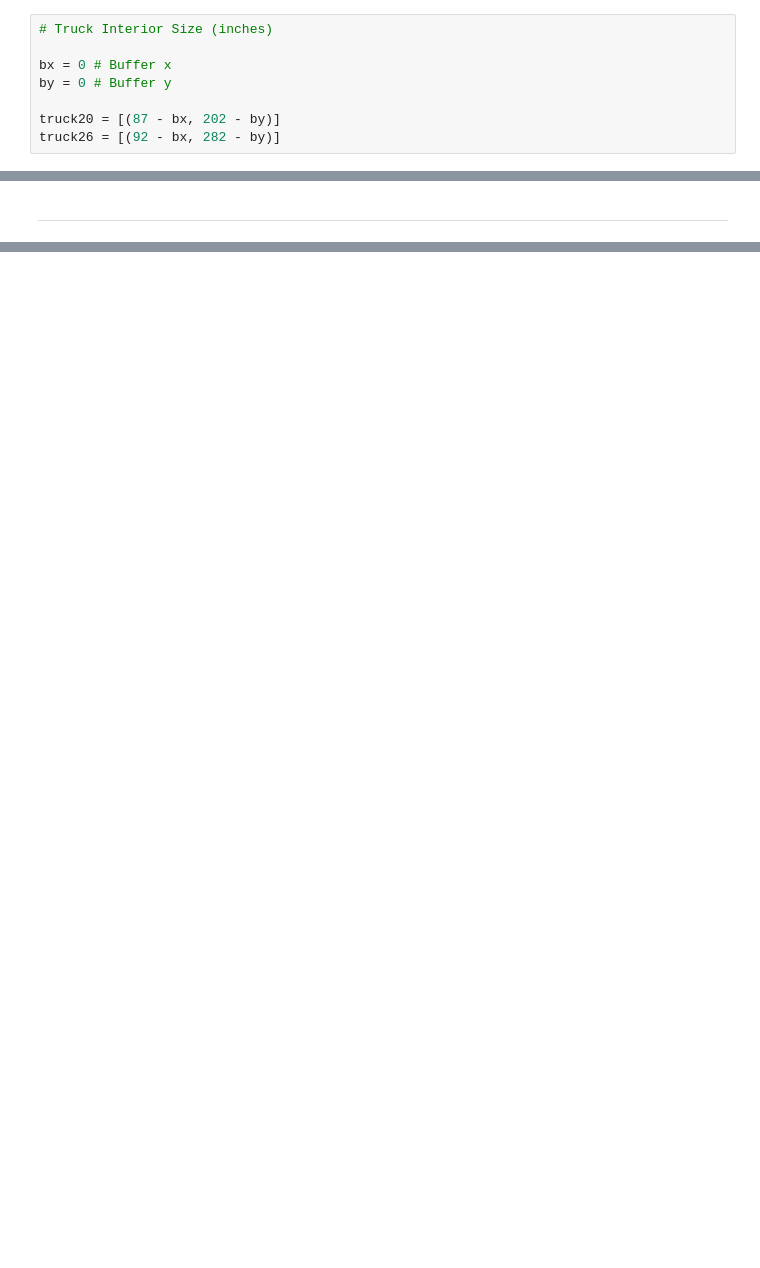
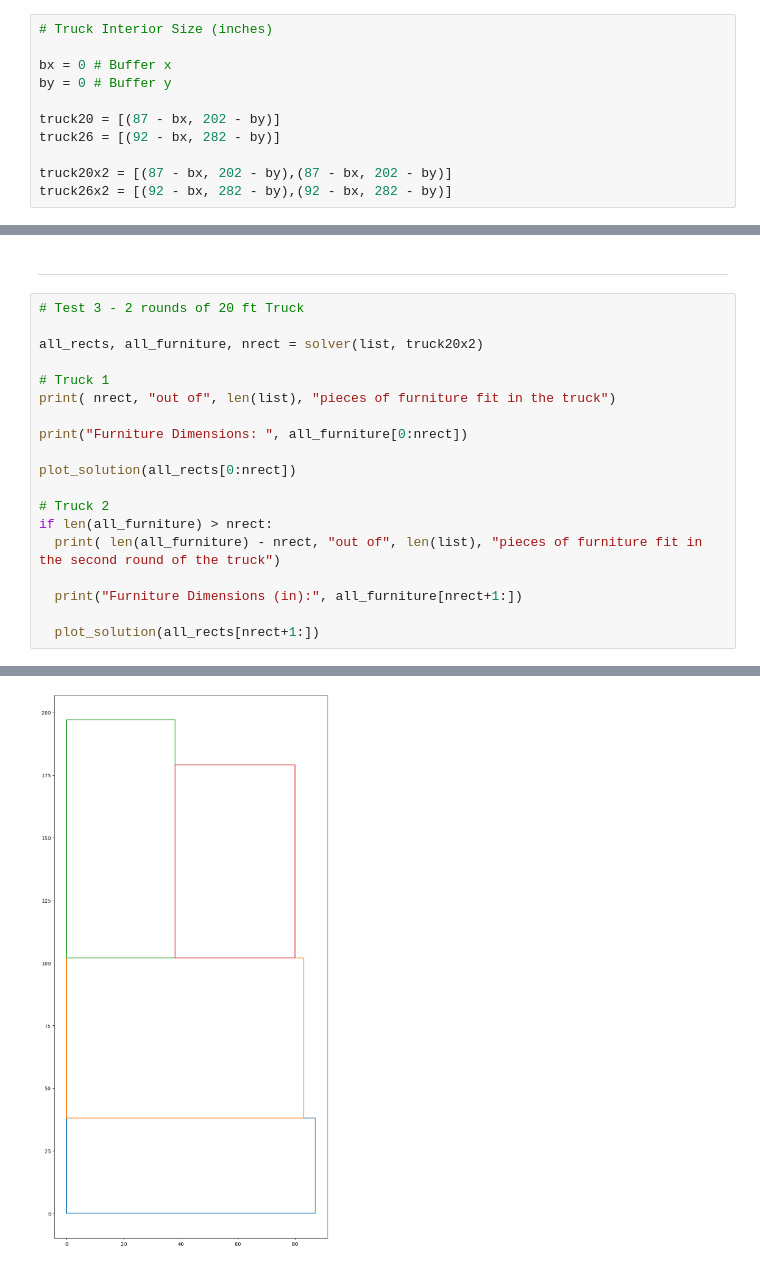
Before and after one commit to javier-jaime/House_Move, a Jupyter notebook: Moving_Truck_Optimization_with_RectPack_Demo.ipynb, the cells around one changed output, grey strips where cells are left out. Saved outputs shown, nothing was run; the diff lists cells and outputs as text; blank space fills up the shorter version.

```diff
--- a/Moving_Truck_Optimization_with_RectPack_Demo.ipynb
+++ b/Moving_Truck_Optimization_with_RectPack_Demo.ipynb
@@ -36,6 +27,9 @@ by = 0 # Buffer y
 
 truck20 = [(87 - bx, 202 - by)]
 truck26 = [(92 - bx, 282 - by)]
+
+truck20x2 = [(87 - bx, 202 - by),(87 - bx, 202 - by)]
+truck26x2 = [(92 - bx, 282 - by),(92 - bx, 282 - by)]
 # %% [markdown]
 ### Furniture List & Dimensions
 # %%
@@ -138,2 +142,22 @@ Furniture Dimensions:  [[65, 90], [65, 90], [38, 87], [38, 80], [42, 77], [16.5,
 # %% [markdown]
 ---
+# %%
+# Test 3 - 2 rounds of 20 ft Truck
+
+all_rects, all_furniture, nrect = solver(list, truck20x2)
+
+# Truck 1
+print( nrect, "out of", len(list), "pieces of furniture fit in the truck")
+
+print("Furniture Dimensions: ", all_furniture[0:nrect])
+
+plot_solution(all_rects[0:nrect])
+
+# Truck 2
+if len(all_furniture) > nrect:
+  print( len(all_furniture) - nrect, "out of", len(list), "pieces of furniture fit in the second round of the truck")
+
+  print("Furniture Dimensions (in):", all_furniture[nrect+1:])
+
+  plot_solution(all_rects[nrect+1:])
+# %% [output]
@@ -139,0 +167 @@ Furniture Dimensions:  [[65, 90], [65, 90], [38, 87], [38, 80], [42, 77], [16.5,
+[figure, added]
```
Also changed, not shown: parts of 12 cells of this notebook.
